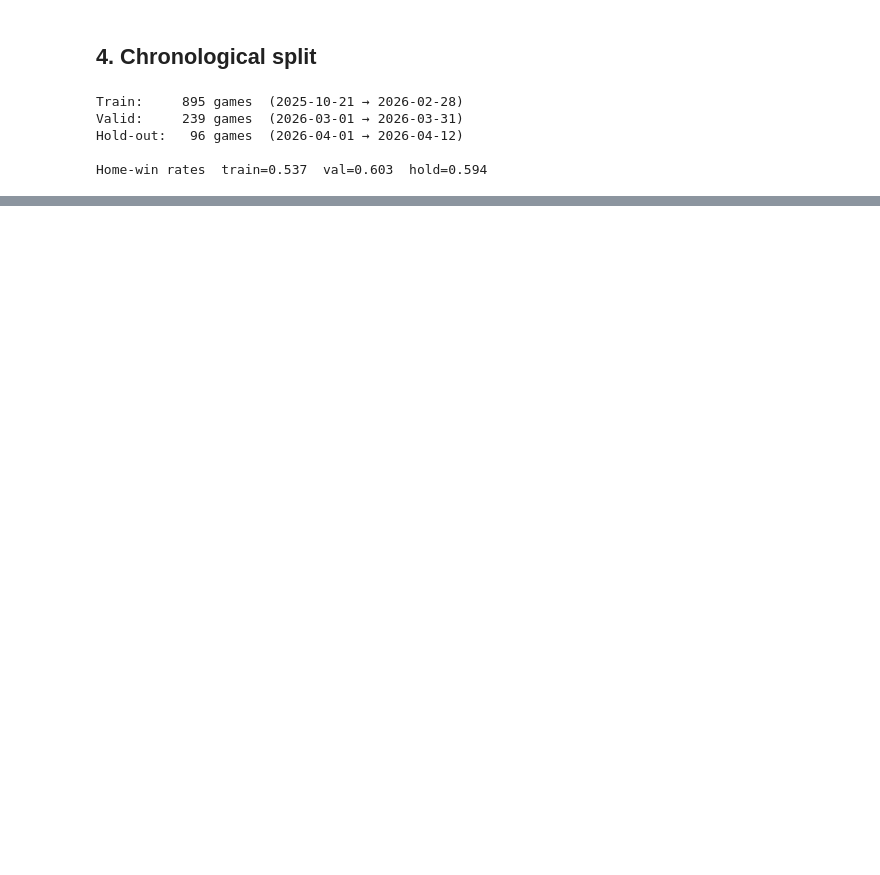
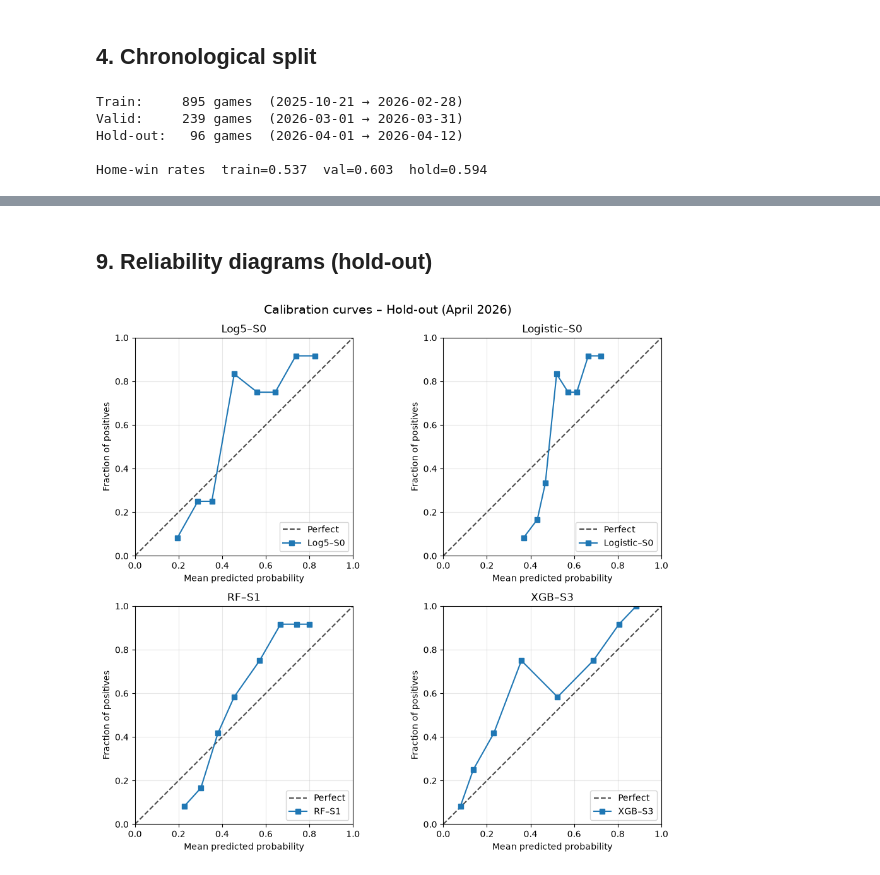
Before and after one commit to elevation-edge-sports-data/nba-win-probability, a Jupyter notebook: nba_home_win_probability.ipynb, the cells around one changed output, grey strips where cells are left out. Cells and saved outputs as stored; diff of their text form; code cells hidden in the pictures; blank space fills up the shorter version.

```diff
--- a/nba_home_win_probability.ipynb
+++ b/nba_home_win_probability.ipynb
@@ -34,7 +45,7 @@ np.random.seed(RANDOM_STATE)
 # %% [markdown]
 ## 1. Load data
 # %%
-CSV_PATH = Path("nba_games.csv")
+CSV_PATH = Path("nba-win-probability-data.csv")
 df_raw = pd.read_csv(CSV_PATH)
 df_raw["game_date"] = pd.to_datetime(df_raw["game_date"])
 df_raw = df_raw.sort_values(["game_date", "game_id"]).reset_index(drop=True)
@@ -246,0 +78,6 @@ Home win rate: 0.554
+# %%
+df = build_features(df_raw)
+
+print(f"Feature matrix shape: {df.shape}")
+print(f"Home win rate: {df['home_win'].mean():.3f}")
+df.head(3)
@@ -977,0 +226,12 @@ Diagnostics included above: ECE/MCE, calibration slopes, bootstrap confidence in
+# %%
+FINALISTS = {
+    "log5__S0":     "Log5–S0",
+    "logistic__S0": "Logistic–S0",
+    "rf__S1":       "RF–S1",
+    "xgboost__S3":  "XGB–S3",
+}
+
+print("Locked finalists:")
+for k, label in FINALISTS.items():
+    m = results[k]
+    print(f"  {label:12s}  Brier={m['brier']:.4f}  logloss={m['logloss']:.4f}  acc={m['accuracy']:.3f}")
@@ -977,0 +305,26 @@ Diagnostics included above: ECE/MCE, calibration slopes, bootstrap confidence in
+# %% [markdown]
+## 9. Reliability diagrams (hold-out)
+# %%
+fig, axes = plt.subplots(2, 2, figsize=(10, 9))
+axes = axes.ravel()
+
+for ax, (key, label) in zip(axes, FINALISTS.items()):
+    y = fitted[key]["y_ho"]
+    p = fitted[key]["proba_ho"]
+    frac_pos, mean_pred = calibration_curve(y, p, n_bins=8, strategy="quantile")
+    ax.plot([0, 1], [0, 1], "k--", label="Perfect", alpha=0.7)
+    ax.plot(mean_pred, frac_pos, "s-", color="C0", label=label)
+    ax.set_xlim(0, 1)
+    ax.set_ylim(0, 1)
+    ax.set_xlabel("Mean predicted probability")
+    ax.set_ylabel("Fraction of positives")
+    ax.set_title(label)
+    ax.legend(loc="lower right")
+    ax.grid(True, alpha=0.3)
+    ax.set_aspect("equal")
+
+fig.suptitle("Calibration curves – Hold-out (April 2026)", fontsize=14)
+plt.tight_layout()
+plt.show()
+# %% [output]
+[figure, added]
```
Also changed, not shown: parts of 53 cells of this notebook, 2 other files.
